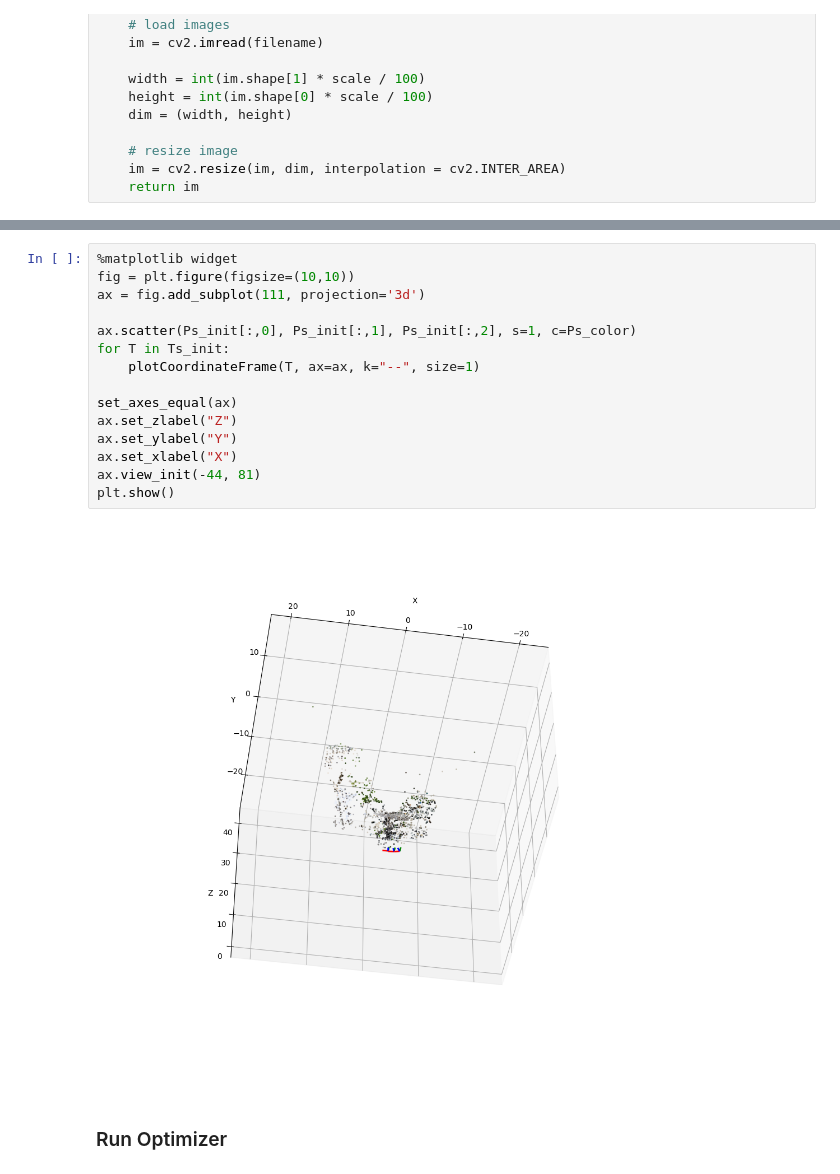
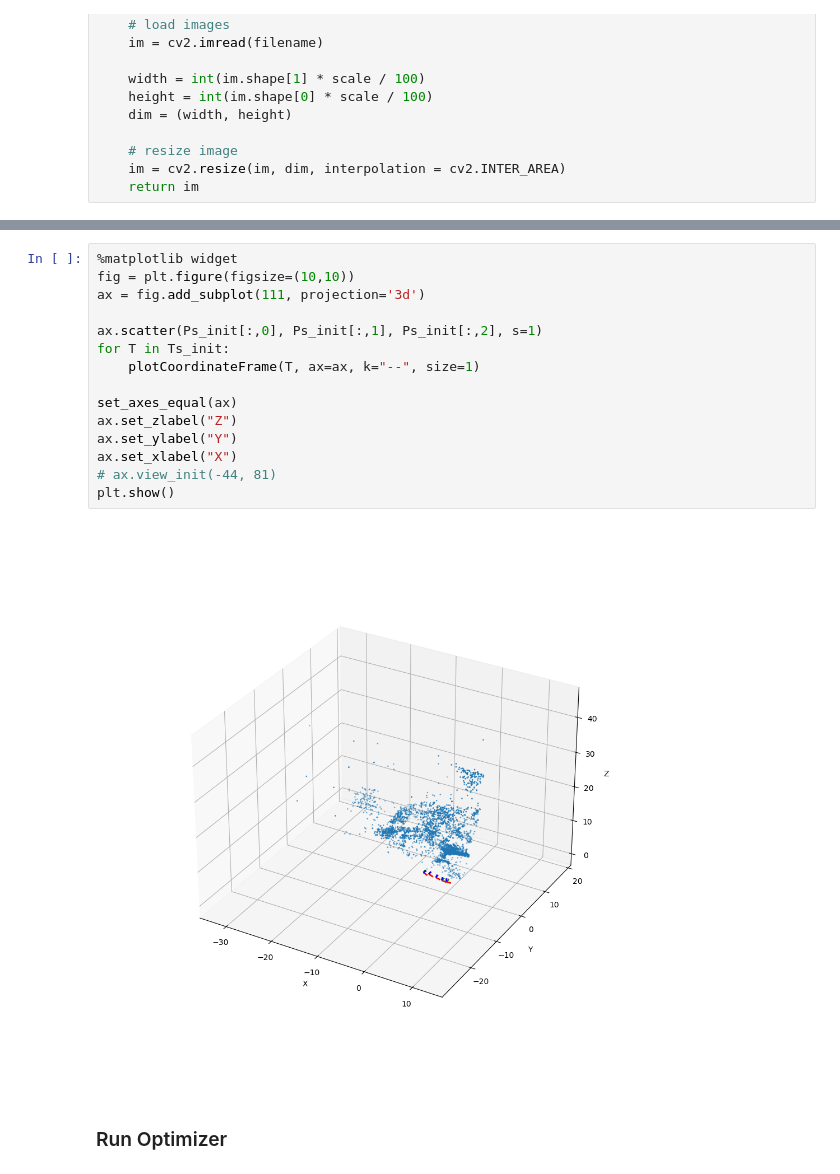
Before and after one commit to contagon/sfm, a Jupyter notebook: statue.ipynb, the cells around one changed output, grey strips where cells are left out. Saved outputs shown, nothing was run; the diff lists cells and outputs as text.

```diff
--- a/statue.ipynb
+++ b/statue.ipynb
@@ -433,20 +466,20 @@ Ps_color[:,[0,2]] = Ps_color[:,[2,0]]
 # %%
 %matplotlib widget
 fig = plt.figure(figsize=(10,10))
 ax = fig.add_subplot(111, projection='3d')
 
-ax.scatter(Ps_init[:,0], Ps_init[:,1], Ps_init[:,2], s=1, c=Ps_color)
+ax.scatter(Ps_init[:,0], Ps_init[:,1], Ps_init[:,2], s=1)
 for T in Ts_init:
     plotCoordinateFrame(T, ax=ax, k="--", size=1)
 
 set_axes_equal(ax)
 ax.set_zlabel("Z")
 ax.set_ylabel("Y")
 ax.set_xlabel("X")
-ax.view_init(-44, 81)
+# ax.view_init(-44, 81)
 plt.show()
 # %% [output]
-[figure, old version]
+[figure, new version]
 # %% [markdown]
 ### Run Optimizer
 # %%
```
Also changed, not shown: parts of 5 cells of this notebook, 1 other file.
